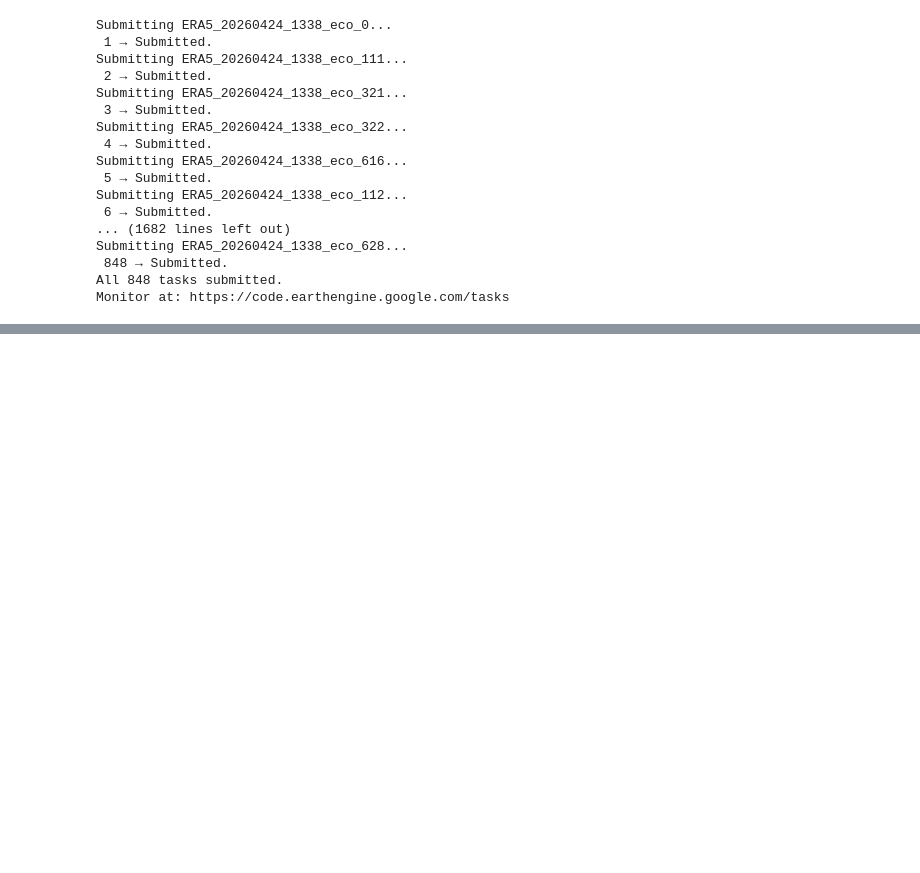
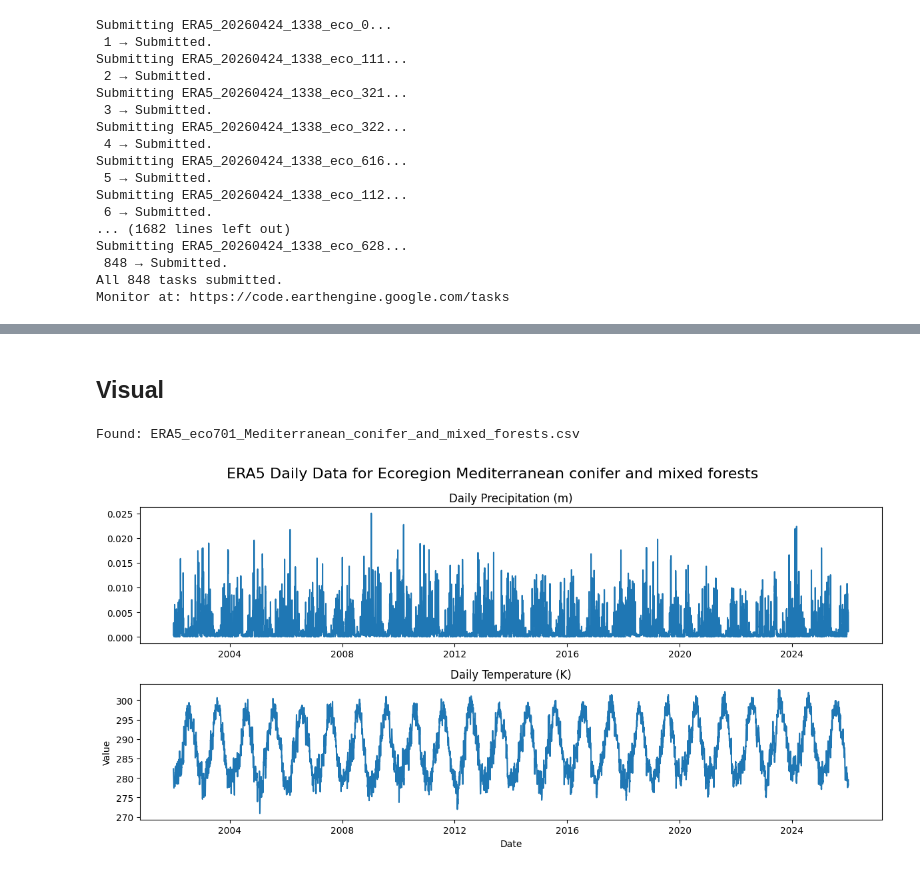
Before and after one commit to ismailbekar/TGPF, a Jupyter notebook: 06_00_ERA5_extraction.ipynb, the cells around one changed output, grey strips where cells are left out. Saved outputs shown, nothing was run; the diff lists cells and outputs as text; code cells hidden in the pictures; blank space fills up the shorter version.

```diff
--- a/06_00_ERA5_extraction.ipynb
+++ b/06_00_ERA5_extraction.ipynb
@@ -24,7 +22,7 @@ YEARS = range(2002, 2026) # 2002 because of an onset-90d possibility
 SCALE = 11132
 ERA5_COLLECTION = 'ECMWF/ERA5_LAND/DAILY_AGGR'
 BANDS = ['temperature_2m', 'total_precipitation_sum']
-RUN_ID = datetime.datetime.now().strftime('%Y%m%d_%H%M')
+RUN_ID = datetime.datetime.now().strftime('%Y%m%d_%H%M%S')
 
 # Output paths and directories ---------------------------------------------------------------------
 
@@ -34,7 +32,7 @@ BASE_OUT_DIR = r'C:\Users\ibekar\Documents\GitProjects\TGPF'  # Windows
 DRIVE_FOLDER = "ERA5_global_raw"
 GEO_PATH = r'C:\Users\ibekar\Documents\GitProjects\TGPF\runs\global_v6\eco_geometries.json'
 
-save_dir = os.path.join(BASE_OUT_DIR, 'inputs', 'raw_data', 'era5')
+save_dir = os.path.join(BASE_OUT_DIR, 'inputs', 'raw_data', 'era5_raw')
 
 print()
 print(f'Base output directory: {BASE_OUT_DIR}')
@@ -249,21 +342,34 @@ WARNING: 1 tasks failed:
+# %% [markdown]
+## Visual
 # %%
 PLOT_ECO_ID = 701  # change this to inspect any ecoregion
 
-plot_path = os.path.join(save_dir, f'ERA5_eco_{PLOT_ECO_ID}.csv')
+matches = glob.glob(os.path.join(save_dir, f'ERA5_eco{PLOT_ECO_ID}_*.csv'))
+
+if len(matches) == 0:
+    print(f'No file found for eco_id {PLOT_ECO_ID}')
+    raise SystemExit
+
+plot_path = matches[0]
+print(f'Found: {os.path.basename(plot_path)}')
+
 out = pd.read_csv(plot_path)
 
 out["date"] = pd.to_datetime(out["date"])
 
 
 plt.figure(figsize=(12, 6))
 plt.suptitle(f'ERA5 Daily Data for Ecoregion {out['eco_name'].iloc[0]}', fontsize=16)
 plt.subplot(2, 1, 1)
 plt.plot(out["date"], out["precip_m"])
 plt.title("Daily Precipitation (m)")
 plt.subplot(2, 1, 2)
 plt.plot(out["date"], out["temperature_K"])
 plt.title("Daily Temperature (K)")
 plt.xlabel("Date")
 plt.ylabel("Value")
 plt.tight_layout()
 plt.show()
+# %% [output]
+Found: ERA5_eco701_Mediterranean_conifer_and_mixed_forests.csv
+[figure, added]
```
Also changed, not shown: parts of 8 cells of this notebook, 1 other file.
